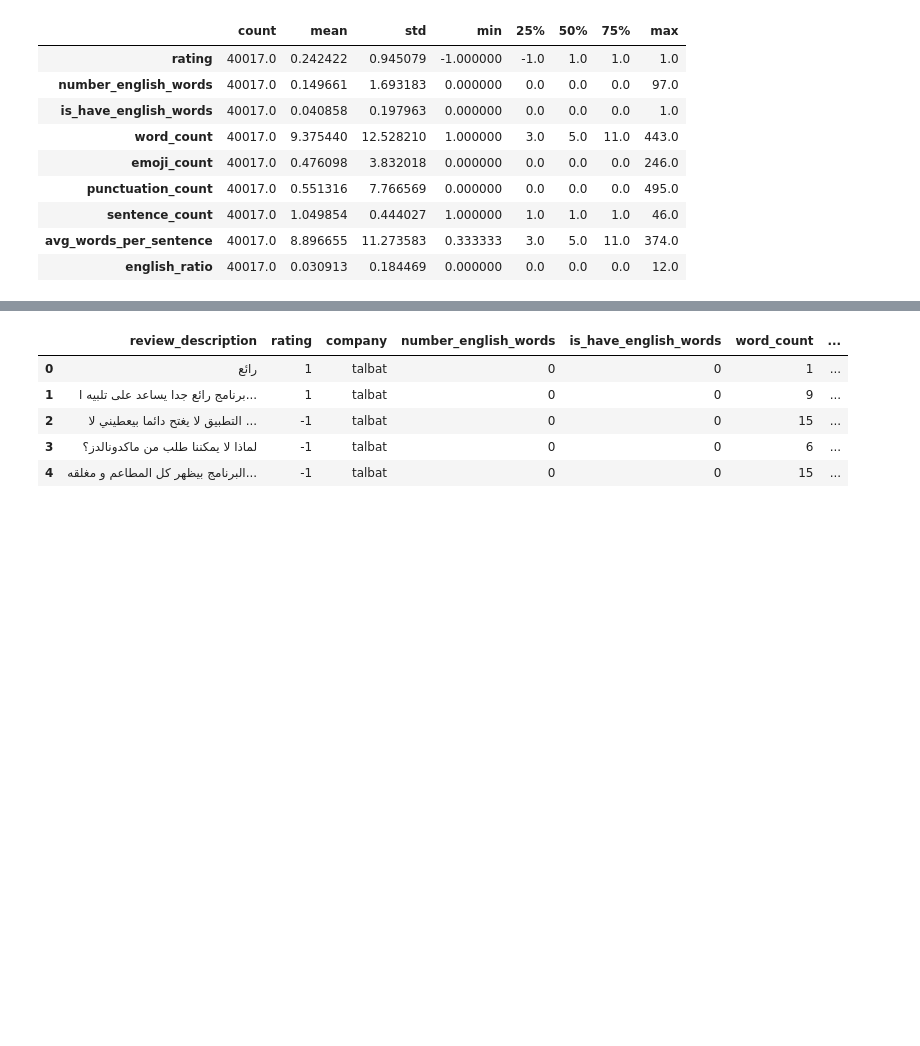
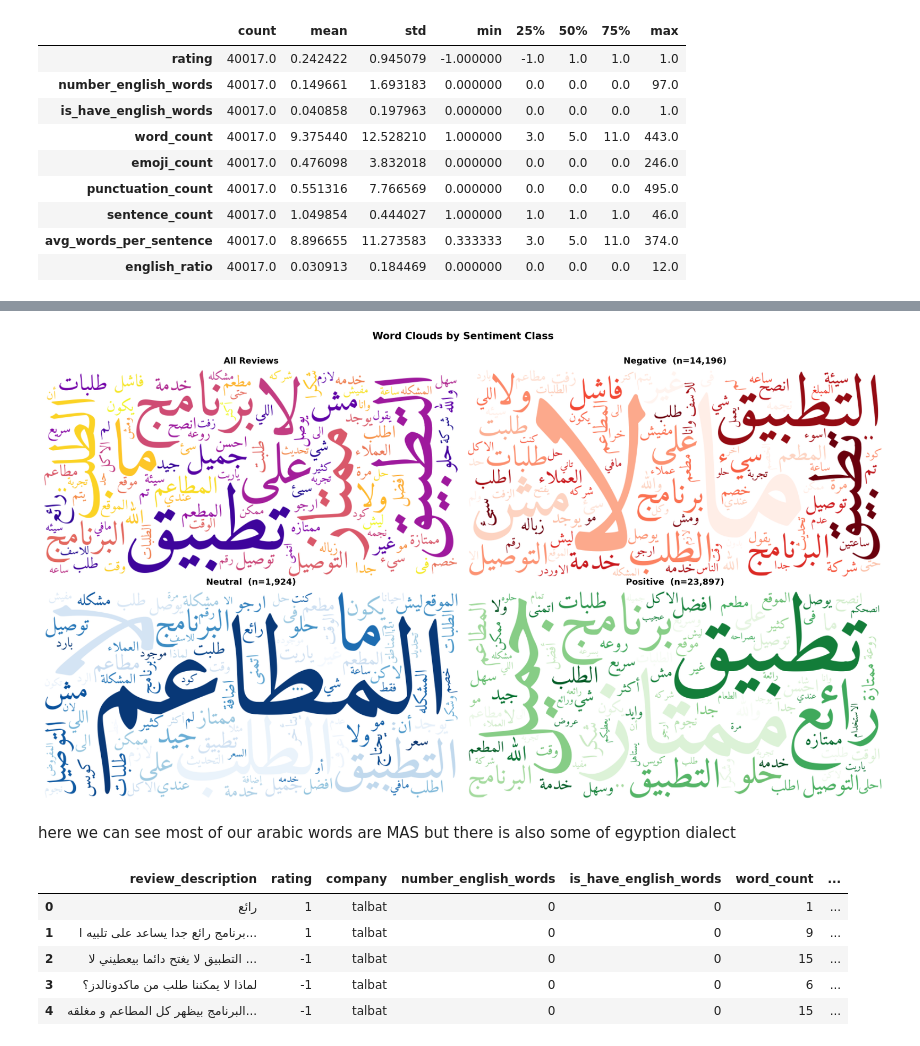
Before and after one commit to Kirillus-Emad/company-reviews-arabic, a Jupyter notebook: EDA.ipynb, the cells around one changed output, grey strips where cells are left out. Cells and saved outputs as stored; diff of their text form; code cells hidden in the pictures; blank space fills up the shorter version.

```diff
--- a/EDA.ipynb
+++ b/EDA.ipynb
@@ -275,3 +293,68 @@ df.describe().T
+# %%
+import os, urllib.request
+from collections import Counter
+import pandas as pd
+import arabic_reshaper
+from bidi.algorithm import get_display
+from wordcloud import WordCloud
+import matplotlib.pyplot as plt
+from src.utils import get_all_en_ara_stop_words
+
+FONT_PATH = 'experiments/Amiri-Regular.ttf'
+if not os.path.exists(FONT_PATH):
+    os.makedirs('experiments', exist_ok=True)
+    urllib.request.urlretrieve(
+        'https://github.com/google/fonts/raw/main/ofl/amiri/Amiri-Regular.ttf',
+        FONT_PATH
+    )
+
+ALL_STOPS = get_all_en_ara_stop_words()
+
+def _reshape(word):
+    """Fix Arabic letter joining and RTL direction."""
+    return get_display(arabic_reshaper.reshape(word))
+
+def make_wc(text, title, ax, colormap):
+    # Tokenize + filter stopwords manually, then reshape each word
+    tokens = [w for w in text.split() if w.lower() not in ALL_STOPS and len(w) > 1]
+    freq   = Counter(tokens)
+
+    # Reshape Arabic words so letters connect properly
+    reshaped_freq = {_reshape(w): c for w, c in freq.most_common(100)}
+
+    wc = WordCloud(
+        font_path=FONT_PATH,
+        width=800, height=400,
+        background_color='white',
+        colormap=colormap,
+        max_words=100,
+    ).generate_from_frequencies(reshaped_freq)
+
+    ax.imshow(wc, interpolation='bilinear')
+    ax.set_title(title, fontsize=13, fontweight='bold', pad=10)
+    ax.axis('off')
+
+maps  = {-1: 'negative', 0: 'neutral', 1: 'positive'}
+cmaps = {'negative': 'Reds', 'neutral': 'Blues', 'positive': 'Greens'}
+
+fig, axes = plt.subplots(2, 2, figsize=(18, 10))
+fig.suptitle('Word Clouds by Sentiment Class', fontsize=15, fontweight='bold', y=1.01)
+
+make_wc(' '.join(df['review_description'].dropna()), 'All Reviews', axes[0][0], 'plasma')
+
+positions = [(0,1), (1,0), (1,1)]
+for (r, c), (rating, label) in zip(positions, maps.items()):
+    subset = df[df['rating'] == rating]['review_description'].dropna()
+    make_wc(' '.join(subset), f'{label.capitalize()}  (n={len(subset):,})',
+            axes[r][c], cmaps[label])
+
+plt.tight_layout()
+plt.savefig('experiments/wordclouds.png', dpi=150, bbox_inches='tight')
+plt.show()
+# %% [output]
+[figure, added]
+# %% [markdown]
+here we can see most of our arabic words are MAS but there is also some of egyption dialect
 # %%
 import re
 import emoji
```
Also changed, not shown: parts of 4 cells of this notebook, 6 other files.
